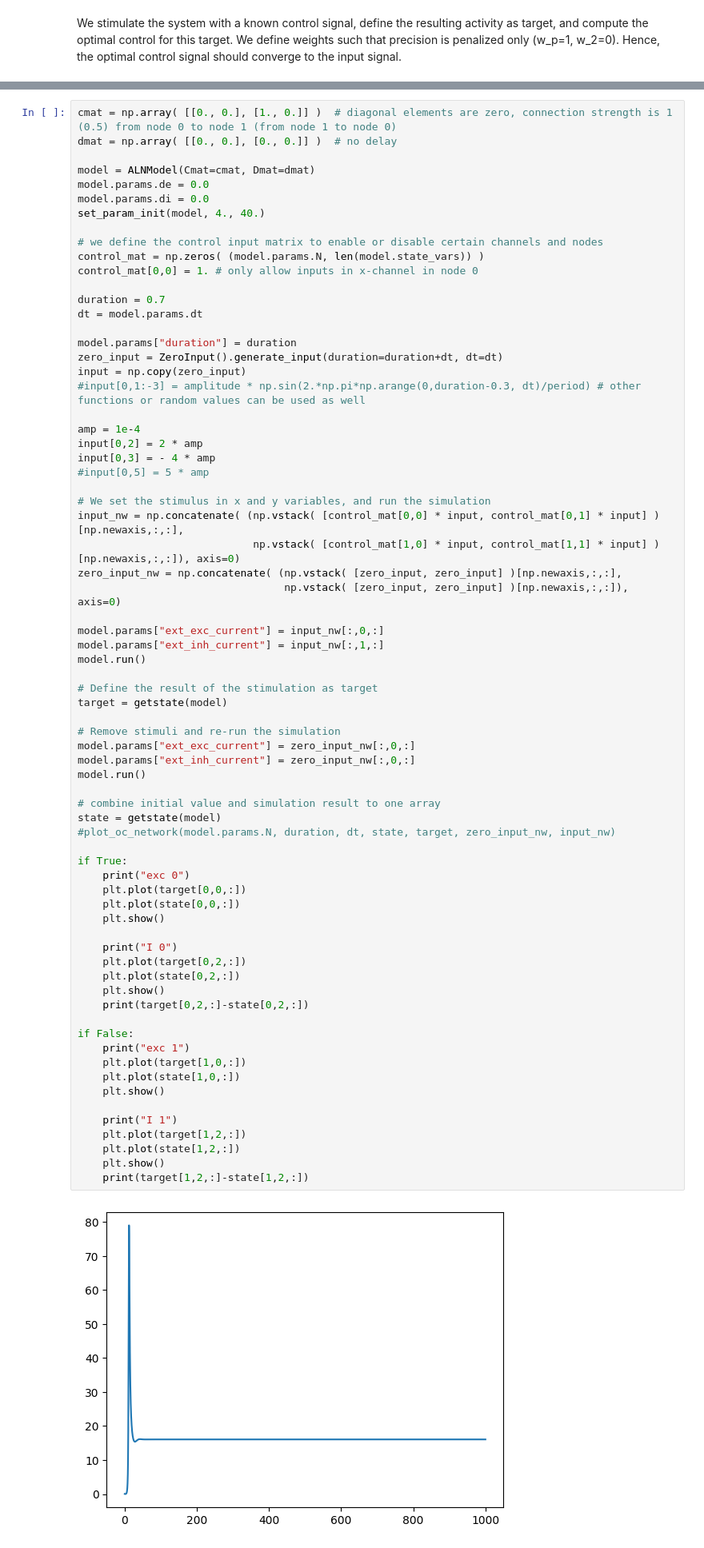
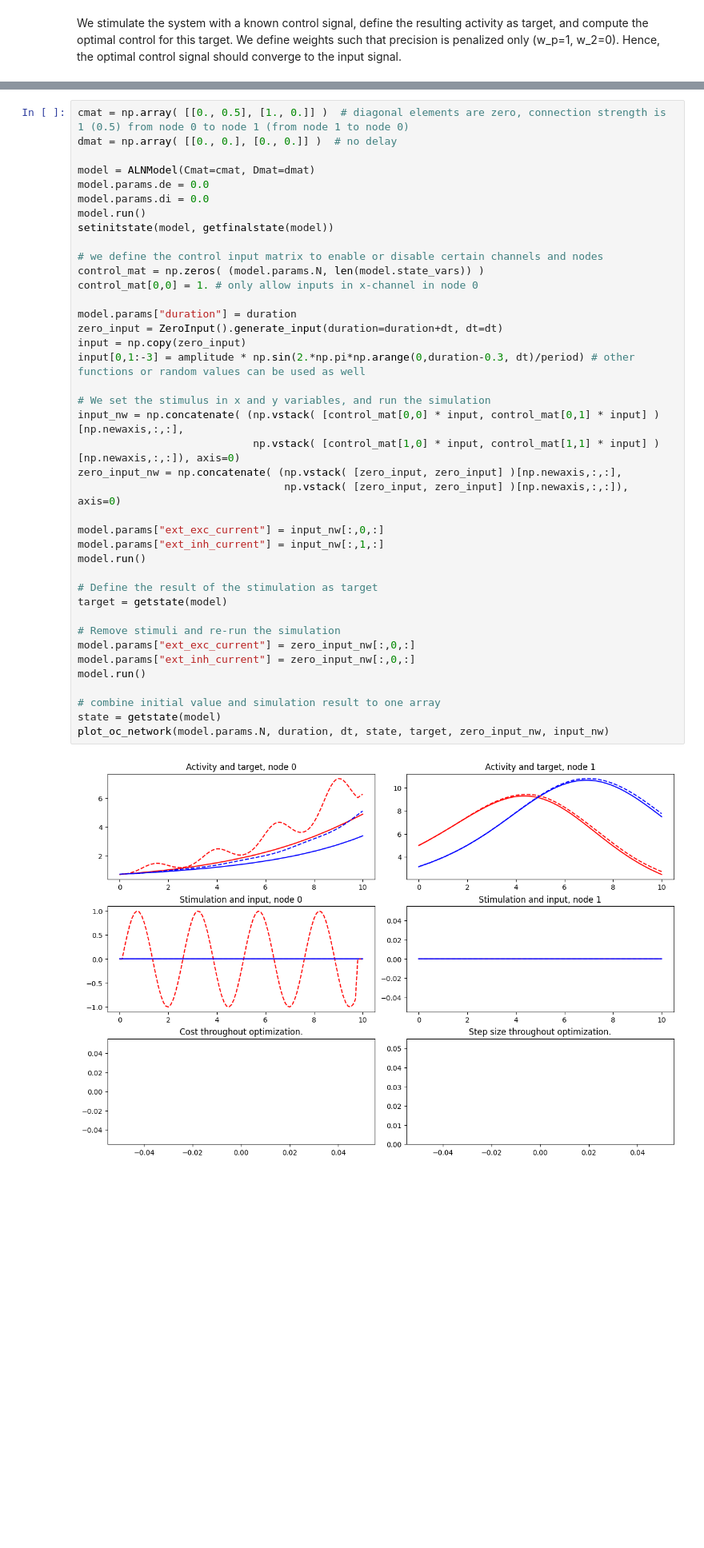
Before and after one commit to neurolib-dev/neurolib, a Jupyter notebook: examples/example-5-optimal-control/example-5.5-oc-aln-model-deterministic.ipynb, the cells around one changed output, grey strips where cells are left out. Shown at 80% size. Cells and saved outputs as stored; diff of their text form; blank space fills up the shorter version.

```diff
--- a/examples/example-5-optimal-control/example-5.5-oc-aln-model-deterministic.ipynb
+++ b/examples/example-5-optimal-control/example-5.5-oc-aln-model-deterministic.ipynb
@@ -245,73 +162,42 @@ The autoreload extension is already loaded. To reload it, use:
 # %%
-cmat = np.array( [[0., 0.], [1., 0.]] )  # diagonal elements are zero, connection strength is 1 (0.5) from node 0 to node 1 (from node 1 to node 0)
+cmat = np.array( [[0., 0.5], [1., 0.]] )  # diagonal elements are zero, connection strength is 1 (0.5) from node 0 to node 1 (from node 1 to node 0)
 dmat = np.array( [[0., 0.], [0., 0.]] )  # no delay
 
 model = ALNModel(Cmat=cmat, Dmat=dmat)
 model.params.de = 0.0
 model.params.di = 0.0
-set_param_init(model, 4., 40.)
+model.run()
+setinitstate(model, getfinalstate(model))
 
 # we define the control input matrix to enable or disable certain channels and nodes
 control_mat = np.zeros( (model.params.N, len(model.state_vars)) )
 control_mat[0,0] = 1. # only allow inputs in x-channel in node 0
 
-duration = 0.7
-dt = model.params.dt
-
 model.params["duration"] = duration
 zero_input = ZeroInput().generate_input(duration=duration+dt, dt=dt)
 input = np.copy(zero_input)
-#input[0,1:-3] = amplitude * np.sin(2.*np.pi*np.arange(0,duration-0.3, dt)/period) # other functions or random values can be used as well
-
-amp = 1e-4
-input[0,2] = 2 * amp
-input[0,3] = - 4 * amp
-#input[0,5] = 5 * amp
+input[0,1:-3] = amplitude * np.sin(2.*np.pi*np.arange(0,duration-0.3, dt)/period) # other functions or random values can be used as well
 
 # We set the stimulus in x and y variables, and run the simulation
 input_nw = np.concatenate( (np.vstack( [control_mat[0,0] * input, control_mat[0,1] * input] )[np.newaxis,:,:],
                             np.vstack( [control_mat[1,0] * input, control_mat[1,1] * input] )[np.newaxis,:,:]), axis=0)
 zero_input_nw = np.concatenate( (np.vstack( [zero_input, zero_input] )[np.newaxis,:,:],
                                  np.vstack( [zero_input, zero_input] )[np.newaxis,:,:]), axis=0)
 
 model.params["ext_exc_current"] = input_nw[:,0,:]
 model.params["ext_inh_current"] = input_nw[:,1,:]
 model.run()
 
 # Define the result of the stimulation as target
 target = getstate(model)
 
 # Remove stimuli and re-run the simulation
 model.params["ext_exc_current"] = zero_input_nw[:,0,:]
 model.params["ext_inh_current"] = zero_input_nw[:,0,:]
 model.run()
 
 # combine initial value and simulation result to one array
 state = getstate(model)
-#plot_oc_network(model.params.N, duration, dt, state, target, zero_input_nw, input_nw)
-
-if True:
-    print("exc 0")
-    plt.plot(target[0,0,:])
-    plt.plot(state[0,0,:])
-    plt.show()
-
-    print("I 0")
-    plt.plot(target[0,2,:])
-    plt.plot(state[0,2,:])
-    plt.show()
-    print(target[0,2,:]-state[0,2,:])
-
-if False:
-    print("exc 1")
-    plt.plot(target[1,0,:])
-    plt.plot(state[1,0,:])
-    plt.show()
-
-    print("I 1")
-    plt.plot(target[1,2,:])
-    plt.plot(state[1,2,:])
-    plt.show()
-    print(target[1,2,:]-state[1,2,:])
+plot_oc_network(model.params.N, duration, dt, state, target, zero_input_nw, input_nw)
 # %% [output]
-[figure, old version]
+[figure, new version]
```
Also changed, not shown: parts of 6 cells of this notebook, 4 other files.
